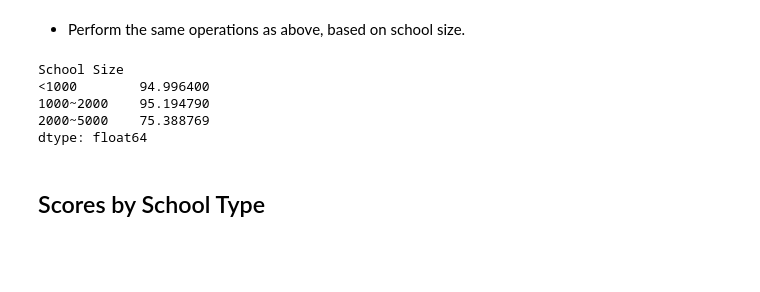
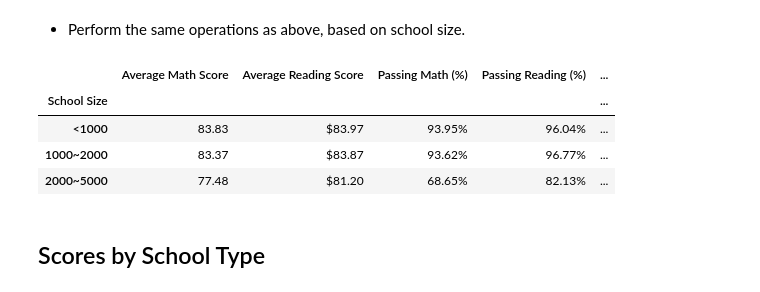
Before and after one commit to TinaKuo77/Pandas-Challenge, a Jupyter notebook: PyCitySchools/PyCitySchools_Summary.ipynb, the cells around one changed output. Drawn from its saved outputs; the diff is of its cells as text; code cells hidden in the pictures; blank space fills up the shorter version.

Commit message:
PyCitySchools

```diff
--- a/PyCitySchools/PyCitySchools_Summary.ipynb
+++ b/PyCitySchools/PyCitySchools_Summary.ipynb
@@ -448,45 +448,45 @@ group_school_size = school_data_complete.groupby("School Size")
 group_school_size.sum()
 
 #Average Math Score and Average Reading Score
 average_math = group_school_size["math_score"].mean()
 #average_math
 average_reading = group_school_size["reading_score"].mean()
 #average_reading
 
 #% Passing Math and % Passing Reading and Overall Passing Rate (Average of the above two)
 number_pass_math = school_data_complete[school_data_complete['math_score']>=70].groupby('School Size')['math_score'].count()
 number_pass_reading = school_data_complete[school_data_complete['reading_score']>=70].groupby('School Size')['reading_score'].count()
 number_students =  group_school_size['size'].count()
 #number_pass_math
 
 percent_pass_math = number_pass_math /number_students *100
 percent_pass_reading = number_pass_reading /number_students *100
 percent_pass_reading
 Overall_Passing_Rate = (percent_pass_math + percent_pass_reading) /2
 Overall_Passing_Rate
 
-scores_by_school_spending = pd.DataFrame({
+scores_by_school_size = pd.DataFrame({
     'Average Math Score': average_math,
     'Average Reading Score': average_reading,
     'Passing Math (%)': percent_pass_math,
     'Passing Reading (%)': percent_pass_reading,
     'Overall Passing Rate (%)': Overall_Passing_Rate}
     )
 
 #Formatting
-group_school_size["Average Math Score"] = group_school_size["Average Math Score"].astype(float).map("{:.2f}".format)
-group_school_size["Average Reading Score"] = group_school_size["Average Reading Score"].astype(float).map("${:.2f}".format)
-group_school_size["Passing Math (%)"] = group_school_size["Passing Math (%)"].map("{:.2f}%".format)
-group_school_size["Passing Reading (%)"] = group_school_size["Passing Reading (%)"].map("{:.2f}%".format)
-group_school_size["Overall Passing Rate (%)"] = group_school_size["Overall Passing Rate (%)"].map("{:.2f}%".format)
+scores_by_school_size["Average Math Score"] = scores_by_school_size["Average Math Score"].astype(float).map("{:.2f}".format)
+scores_by_school_size["Average Reading Score"] = scores_by_school_size["Average Reading Score"].astype(float).map("${:.2f}".format)
+scores_by_school_size["Passing Math (%)"] = scores_by_school_size["Passing Math (%)"].map("{:.2f}%".format)
+scores_by_school_size["Passing Reading (%)"] = scores_by_school_size["Passing Reading (%)"].map("{:.2f}%".format)
+scores_by_school_size["Overall Passing Rate (%)"] = scores_by_school_size["Overall Passing Rate (%)"].map("{:.2f}%".format)
 
-#scores_by_school_spending
+scores_by_school_size
 # %% [output]
-School Size
-<1000        94.996400
-1000~2000    95.194790
-2000~5000    75.388769
-dtype: float64
+|  | Average Math Score | Average Reading Score | Passing Math (%) | Passing Reading (%) | ... |
+| School Size |  |  |  |  | ... |
+| <1000 | 83.83 | $83.97 | 93.95% | 96.04% | ... |
+| 1000~2000 | 83.37 | $83.87 | 93.62% | 96.77% | ... |
+| 2000~5000 | 77.48 | $81.20 | 68.65% | 82.13% | ... |
 # %% [markdown]
 ## Scores by School Type
 # %% [markdown]
```
Also changed, not shown: parts of 2 cells of this notebook.
